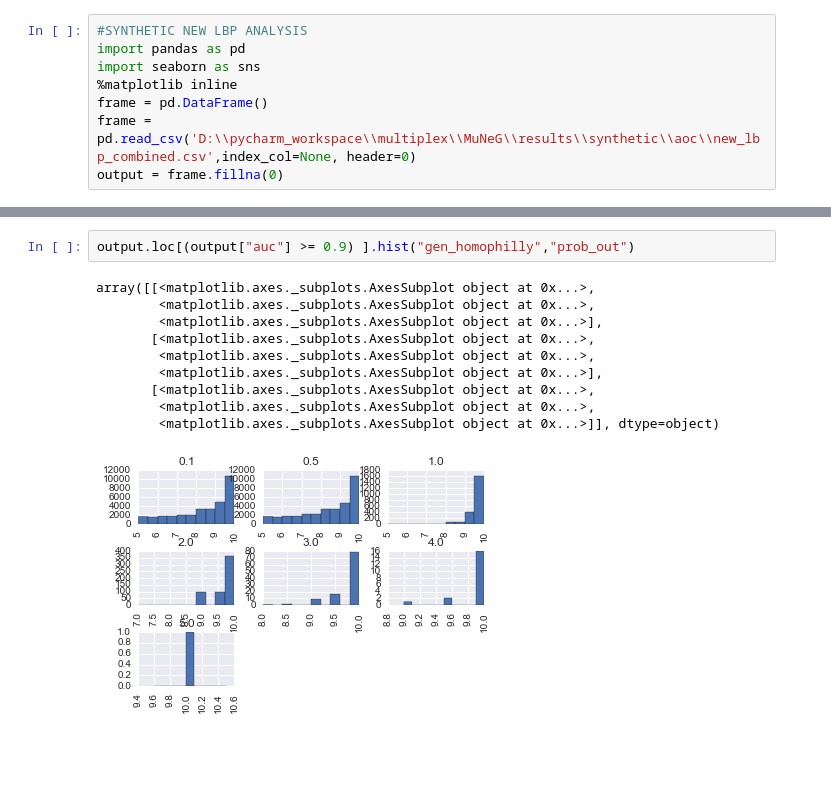
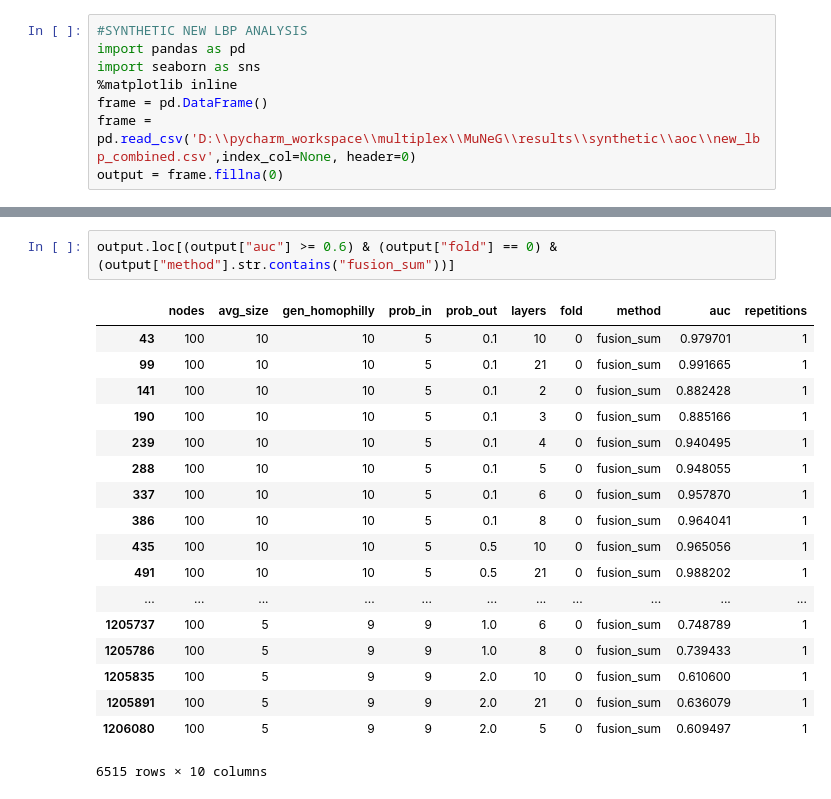
Before and after one commit to Adek89/multiplex, a Jupyter notebook: MuNeG/graph/analyser/online_analyze_notebook_new_generation.ipynb, the cells around one changed output, grey strips where cells are left out. Cells and saved outputs as stored; diff of their text form; blank space fills up the shorter version.

```diff
--- a/MuNeG/graph/analyser/online_analyze_notebook_new_generation.ipynb
+++ b/MuNeG/graph/analyser/online_analyze_notebook_new_generation.ipynb
@@ -391,13 +397,21 @@ array([[<matplotlib.axes._subplots.AxesSubplot object at 0x...>]], dtype=object)
-# %%
-output.loc[(output["auc"] >= 0.9) ].hist("gen_homophilly","prob_out")
-# %% [output]
-array([[<matplotlib.axes._subplots.AxesSubplot object at 0x...>,
-        <matplotlib.axes._subplots.AxesSubplot object at 0x...>,
-        <matplotlib.axes._subplots.AxesSubplot object at 0x...>],
-       [<matplotlib.axes._subplots.AxesSubplot object at 0x...>,
-        <matplotlib.axes._subplots.AxesSubplot object at 0x...>,
-        <matplotlib.axes._subplots.AxesSubplot object at 0x...>],
-       [<matplotlib.axes._subplots.AxesSubplot object at 0x...>,
-        <matplotlib.axes._subplots.AxesSubplot object at 0x...>,
-        <matplotlib.axes._subplots.AxesSubplot object at 0x...>]], dtype=object)
-[figure, removed]
+# %%
+output.loc[(output["auc"] >= 0.6) & (output["fold"] == 0) & (output["method"].str.contains("fusion_sum"))]
+# %% [output]
+|  | nodes | avg_size | gen_homophilly | prob_in | prob_out | layers | fold | method | auc | repetitions |
+| 43 | 100 | 10 | 10 | 5 | 0.1 | 10 | 0 | fusion_sum | 0.979701 | 1 |
+| 99 | 100 | 10 | 10 | 5 | 0.1 | 21 | 0 | fusion_sum | 0.991665 | 1 |
+| 141 | 100 | 10 | 10 | 5 | 0.1 | 2 | 0 | fusion_sum | 0.882428 | 1 |
+| 190 | 100 | 10 | 10 | 5 | 0.1 | 3 | 0 | fusion_sum | 0.885166 | 1 |
+| 239 | 100 | 10 | 10 | 5 | 0.1 | 4 | 0 | fusion_sum | 0.940495 | 1 |
+| 288 | 100 | 10 | 10 | 5 | 0.1 | 5 | 0 | fusion_sum | 0.948055 | 1 |
+| 337 | 100 | 10 | 10 | 5 | 0.1 | 6 | 0 | fusion_sum | 0.957870 | 1 |
+| 386 | 100 | 10 | 10 | 5 | 0.1 | 8 | 0 | fusion_sum | 0.964041 | 1 |
+| 435 | 100 | 10 | 10 | 5 | 0.5 | 10 | 0 | fusion_sum | 0.965056 | 1 |
+| 491 | 100 | 10 | 10 | 5 | 0.5 | 21 | 0 | fusion_sum | 0.988202 | 1 |
+| ... | ... | ... | ... | ... | ... | ... | ... | ... | ... | ... |
+| 1205737 | 100 | 5 | 9 | 9 | 1.0 | 6 | 0 | fusion_sum | 0.748789 | 1 |
+| 1205786 | 100 | 5 | 9 | 9 | 1.0 | 8 | 0 | fusion_sum | 0.739433 | 1 |
+| 1205835 | 100 | 5 | 9 | 9 | 2.0 | 10 | 0 | fusion_sum | 0.610600 | 1 |
+| 1205891 | 100 | 5 | 9 | 9 | 2.0 | 21 | 0 | fusion_sum | 0.636079 | 1 |
+| 1206080 | 100 | 5 | 9 | 9 | 2.0 | 5 | 0 | fusion_sum | 0.609497 | 1 |
+6515 rows × 10 columns
```
Also changed, not shown: parts of 3 cells of this notebook, 7 other files.
